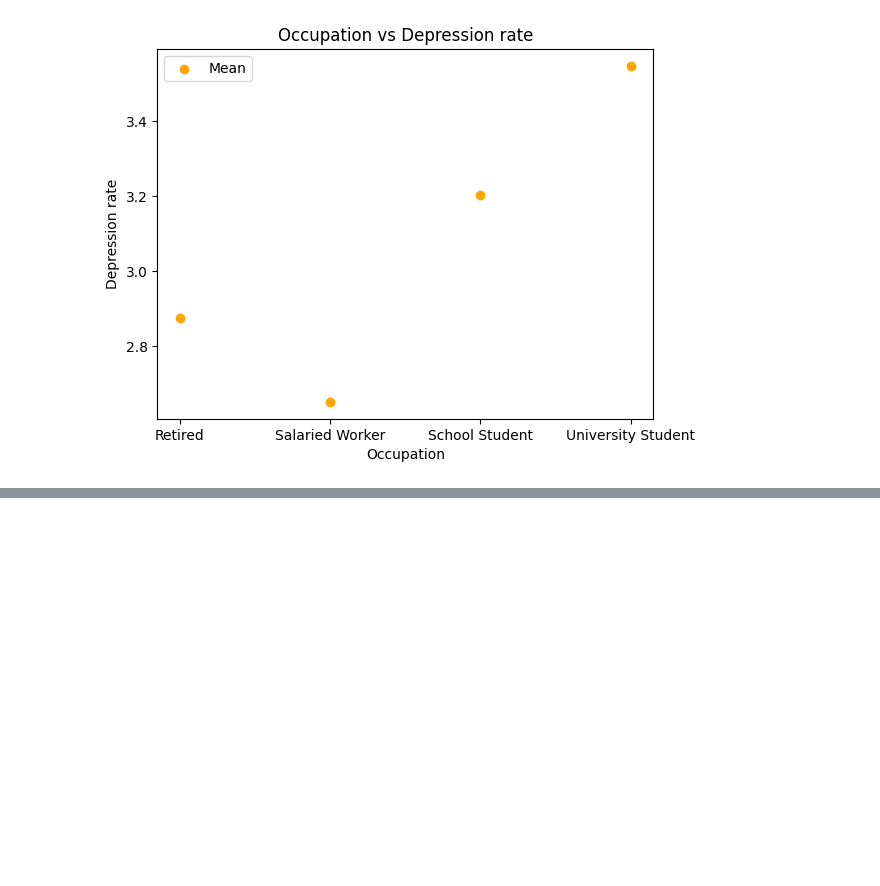
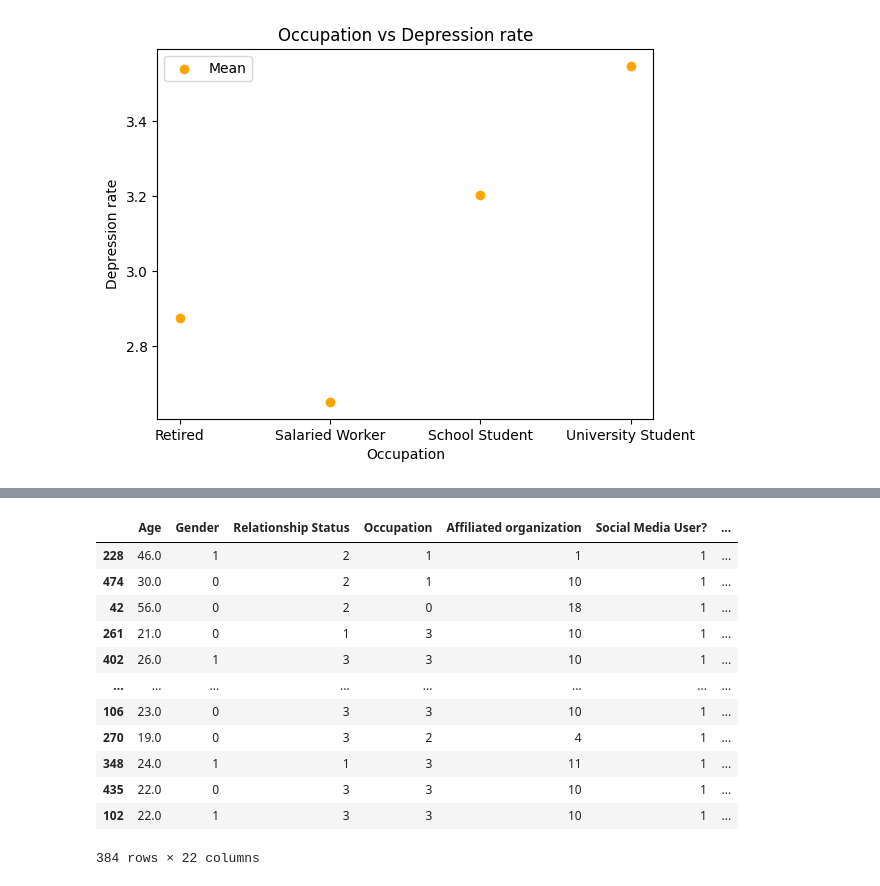
Before and after one commit to Nayansijaiswal/Social-media-on-mental-health, a Jupyter notebook: EDA.ipynb, the cells around one changed output, grey strips where cells are left out. Saved outputs shown, nothing was run; the diff lists cells and outputs as text; code cells hidden in the pictures; blank space fills up the shorter version.

```diff
--- a/EDA.ipynb
+++ b/EDA.ipynb
@@ -1221,0 +1256,28 @@ df.to_csv('finaldata.csv',index=False)
+# %%
+df=data.copy()
+le = LabelEncoder()
+categorical_columns = ['Gender', 'Relationship Status', 'Occupation', 'Affiliated organization', 'Social Media User?', 'Platforms', 'Age Group', 'Platforms Used']
+for column in categorical_columns:
+    df[column] = le.fit_transform(data[column])
+
+y = df['Total Score']  # Target
+X = df.drop('Total Score', axis=1)  # Features
+
+# Splitting data into train and test sets
+X_train, X_test, y_train, y_test = train_test_split(X, y, test_size=0.2, random_state=42)
+# %%
+X_train
+# %% [output]
+|  | Age | Gender | Relationship Status | Occupation | Affiliated organization | Social Media User? | ... |
+| 228 | 46.0 | 1 | 2 | 1 | 1 | 1 | ... |
+| 474 | 30.0 | 0 | 2 | 1 | 10 | 1 | ... |
+| 42 | 56.0 | 0 | 2 | 0 | 18 | 1 | ... |
+| 261 | 21.0 | 0 | 1 | 3 | 10 | 1 | ... |
+| 402 | 26.0 | 1 | 3 | 3 | 10 | 1 | ... |
+| ... | ... | ... | ... | ... | ... | ... | ... |
+| 106 | 23.0 | 0 | 3 | 3 | 10 | 1 | ... |
+| 270 | 19.0 | 0 | 3 | 2 | 4 | 1 | ... |
+| 348 | 24.0 | 1 | 1 | 3 | 11 | 1 | ... |
+| 435 | 22.0 | 0 | 3 | 3 | 10 | 1 | ... |
+| 102 | 22.0 | 1 | 3 | 3 | 10 | 1 | ... |
+384 rows × 22 columns
```
Also changed, not shown: parts of 12 cells of this notebook.
